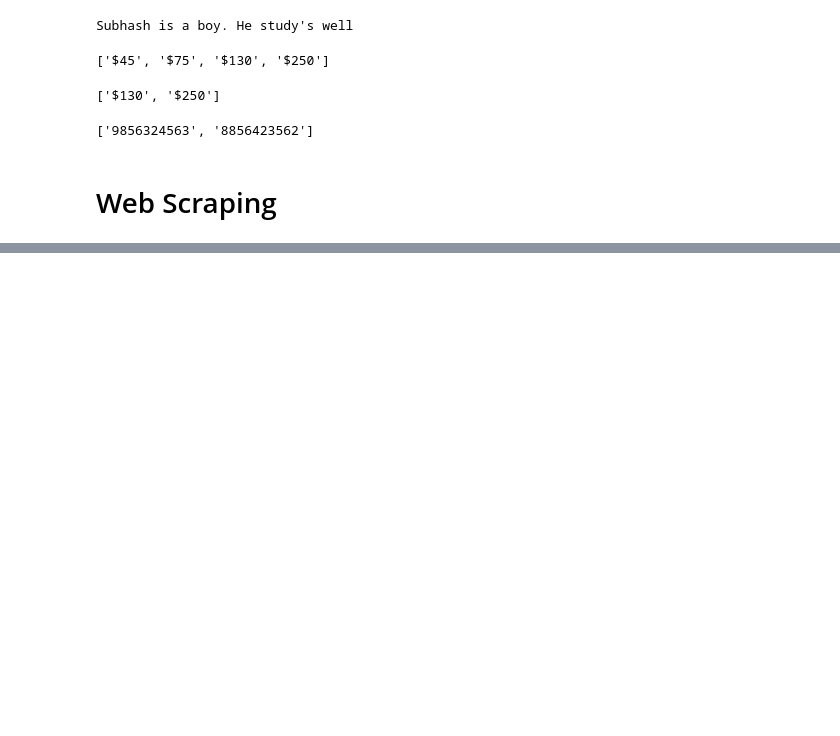
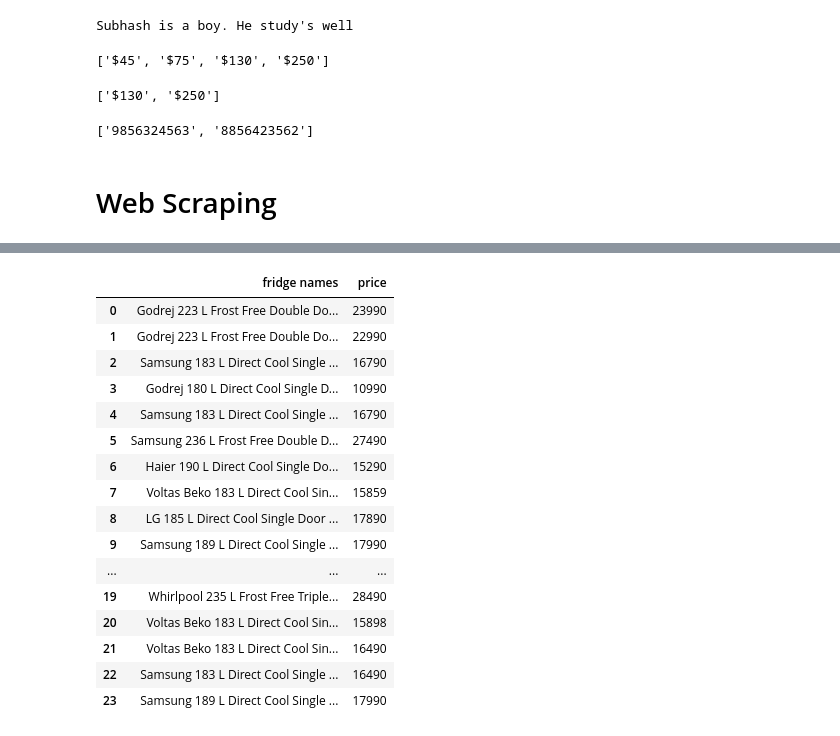
Before and after one commit to ApurvaKhismatrao/Python, a Jupyter notebook: day16OOPs.ipynb, the cells around one changed output, grey strips where cells are left out. Drawn from its saved outputs; the diff is of its cells as text; code cells hidden in the pictures; blank space fills up the shorter version.

```diff
--- a/day16OOPs.ipynb
+++ b/day16OOPs.ipynb
@@ -525,0 +583,5 @@ print(result)
+# %%
+Fridge_Names=[]
+for i in range(len(raw_names_list)):
+    Fridge_Names.append(raw_names_list[i].get_text())
+Fridge_Names
@@ -525,0 +629,2 @@ print(result)
+# %%
+raw_price_list=soup.find_all("div", class_="hZ3P6w DeU9vF")
@@ -525,0 +643,5 @@ print(result)
+# %%
+Price=[]
+for i in range(len(raw_price_list)):
+    Price.append(raw_price_list[i].get_text())
+Price
@@ -525,0 +666,8 @@ print(result)
+# %%
+import re
+fridge_price_new=[]
+for i in Price:
+    i= re.sub("[₹,]","",i)
+    i=int(i)
+    fridge_price_new.append(i)
+fridge_price_new
@@ -525,0 +715,23 @@ print(result)
+# %%
+dict1 = {"fridge names":Fridge_Names, "price":fridge_price_new }
+import pandas as pd
+file = pd.DataFrame(dict1)
+file
+# %% [output]
+|  | fridge names | price |
+| 0 | Godrej 223 L Frost Free Double Do... | 23990 |
+| 1 | Godrej 223 L Frost Free Double Do... | 22990 |
+| 2 | Samsung 183 L Direct Cool Single ... | 16790 |
+| 3 | Godrej 180 L Direct Cool Single D... | 10990 |
+| 4 | Samsung 183 L Direct Cool Single ... | 16790 |
+| 5 | Samsung 236 L Frost Free Double D... | 27490 |
+| 6 | Haier 190 L Direct Cool Single Do... | 15290 |
+| 7 | Voltas Beko 183 L Direct Cool Sin... | 15859 |
+| 8 | LG 185 L Direct Cool Single Door ... | 17890 |
+| 9 | Samsung 189 L Direct Cool Single ... | 17990 |
+| ... | ... | ... |
+| 19 | Whirlpool 235 L Frost Free Triple... | 28490 |
+| 20 | Voltas Beko 183 L Direct Cool Sin... | 15898 |
+| 21 | Voltas Beko 183 L Direct Cool Sin... | 16490 |
+| 22 | Samsung 183 L Direct Cool Single ... | 16490 |
+| 23 | Samsung 189 L Direct Cool Single ... | 17990 |
```
Also changed, not shown: parts of 16 cells of this notebook, 2 other files.
